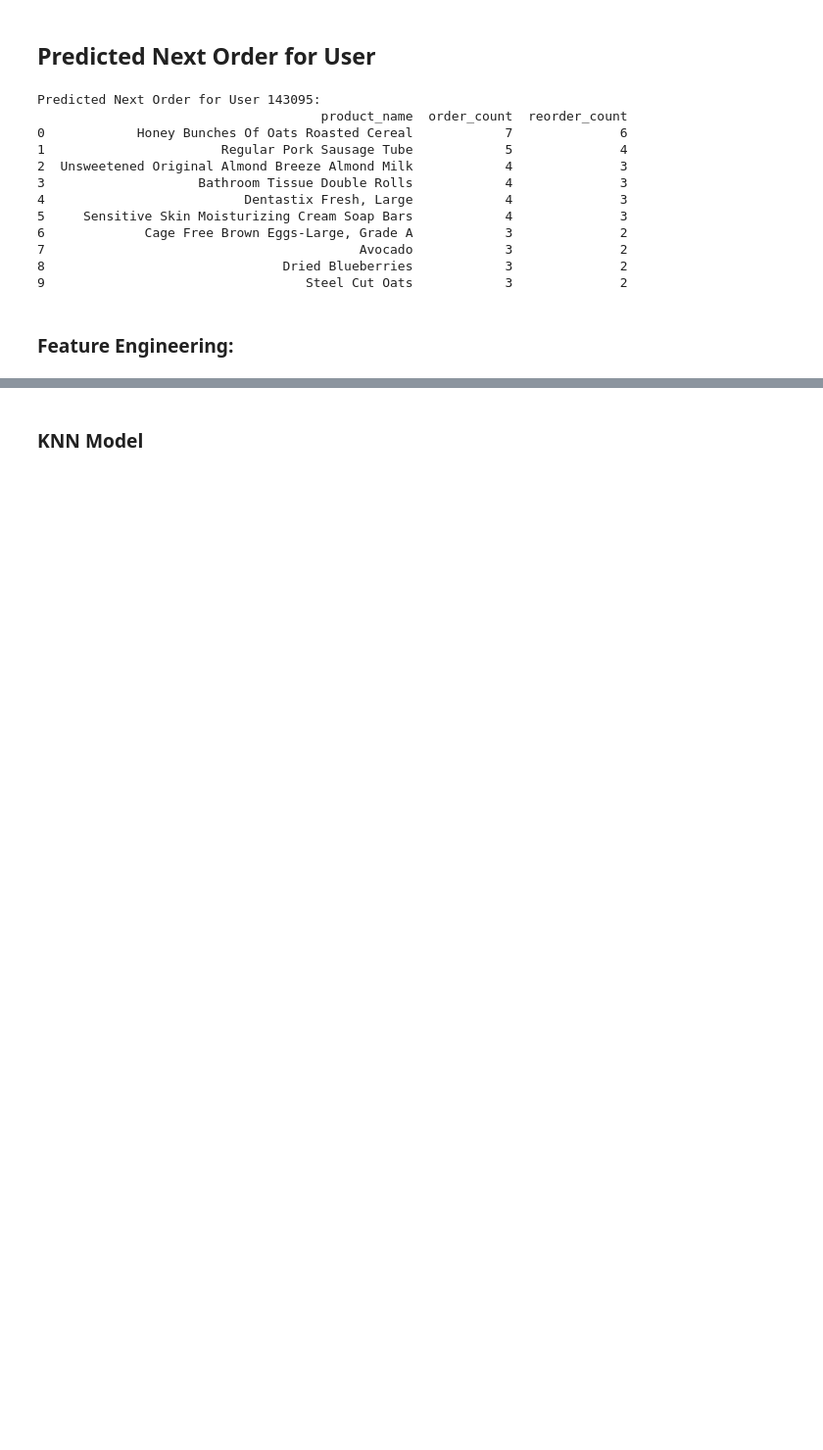
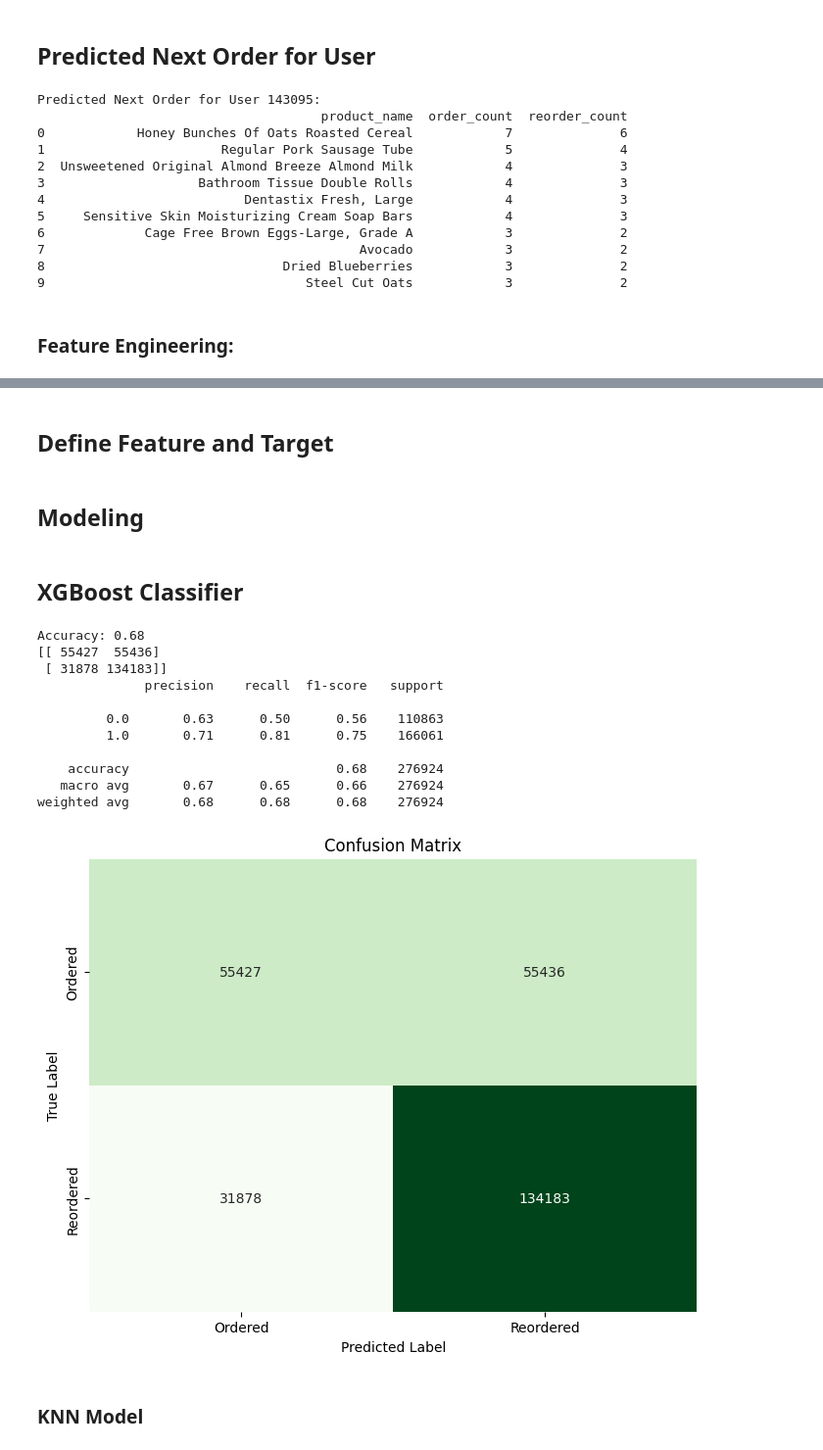
Before and after one commit to mirajkarsneha/instacart-market-basket-analysis, a Jupyter notebook: customer_next_order_analysis.ipynb, the cells around one changed output, grey strips where cells are left out. Shown at 98% size. Drawn from its saved outputs; the diff is of its cells as text; code cells hidden in the pictures; blank space fills up the shorter version.

```diff
--- a/customer_next_order_analysis.ipynb
+++ b/customer_next_order_analysis.ipynb
@@ -578,3 +510,46 @@ X_train, X_test, y_train, y_test = train_test_split(X_scaled, target, test_size=
+# %% [markdown]
+## Define Feature and Target
+# %%
+target = combined_df['reordered']
+features = combined_df.drop(columns=['reordered', 'product_name'])
+X_train, X_test, y_train, y_test = train_test_split(features, target, test_size=0.2, random_state=42)
+# %% [markdown]
+## Modeling
+# %% [markdown]
+## XGBoost Classifier
+# %%
+model = xgb.XGBClassifier(objective="binary:logistic", n_estimators=100, max_depth=5)
+model.fit(X_train, y_train)
+
+y_pred = model.predict(X_test)
+accuracy = (y_pred == y_test).mean()
+
+print(f"Accuracy: {accuracy:.2f}")
+print(confusion_matrix(y_test, y_pred))
+print(classification_report(y_test, y_pred))
+
+# Plot confusion matrix
+conf_matrix = confusion_matrix(y_test, y_pred)
+plt.figure(figsize=(8, 6))
+sns.heatmap(conf_matrix, annot=True, fmt="d", cmap="Greens", cbar=False,
+            xticklabels=["Ordered", "Reordered"], yticklabels=["Ordered", "Reordered"])
+plt.xlabel("Predicted Label")
+plt.ylabel("True Label")
+plt.title("Confusion Matrix")
+plt.show()
+# %% [output]
+Accuracy: 0.68
+[[ 55427  55436]
+ [ 31878 134183]]
+              precision    recall  f1-score   support
+
+         0.0       0.63      0.50      0.56    110863
+         1.0       0.71      0.81      0.75    166061
+
+    accuracy                           0.68    276924
+   macro avg       0.67      0.65      0.66    276924
+weighted avg       0.68      0.68      0.68    276924
+[figure, added]
 # %% [markdown]
 ### KNN Model
 # %%
```
Also changed, not shown: parts of 22 cells of this notebook, 39 other files.
